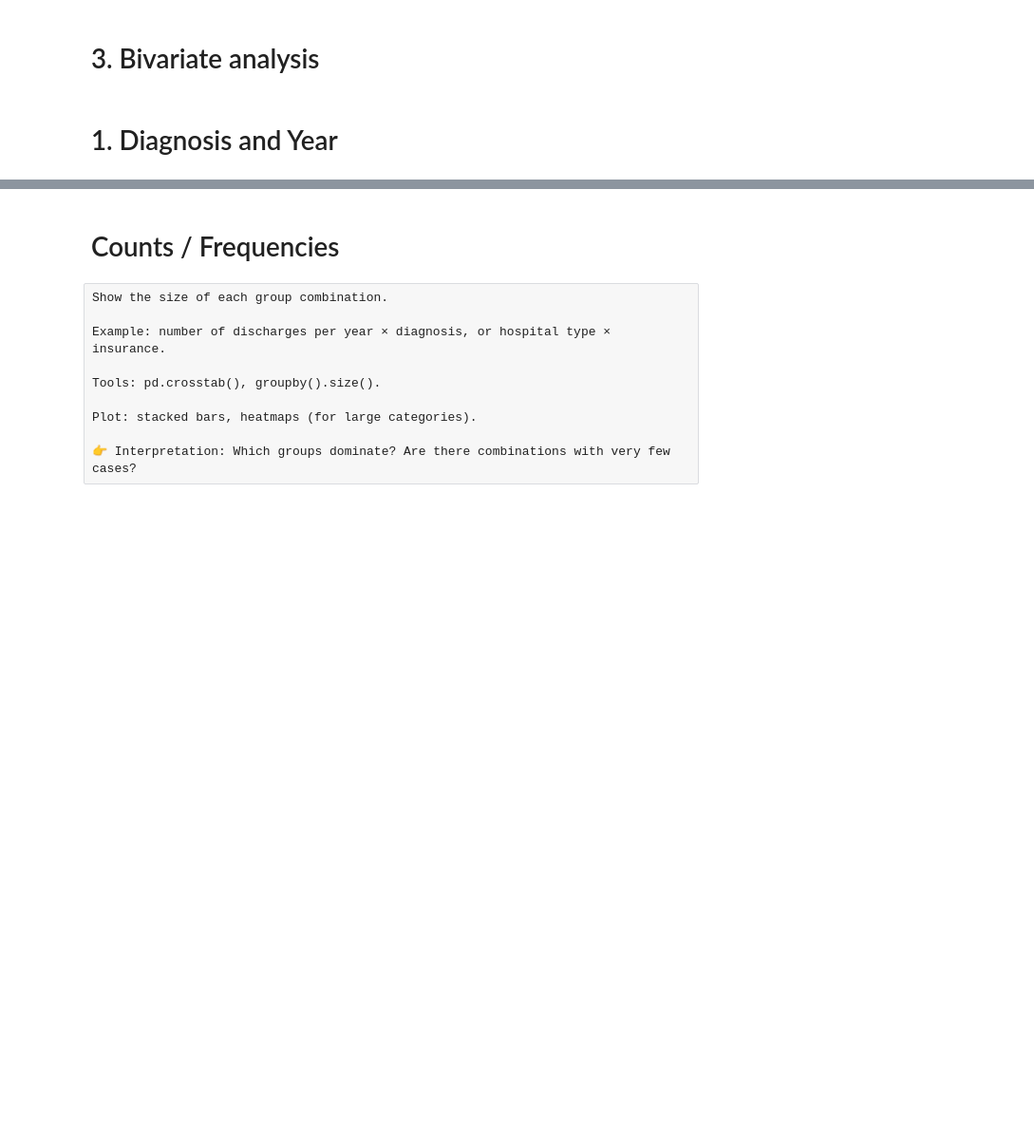
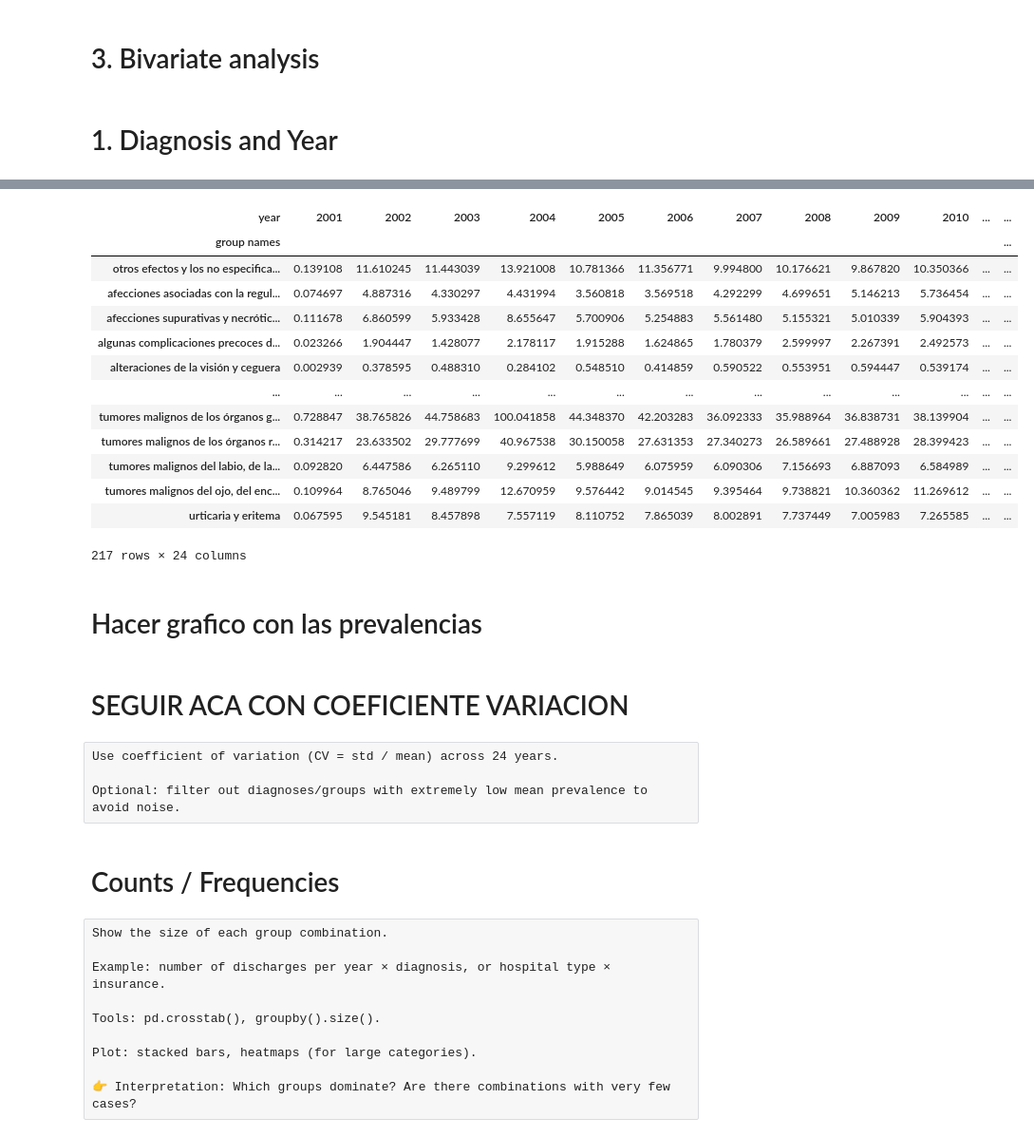
Before and after one commit to mirkopodunavak1996/EDAHospDischarges_Chile2001-2024, a Jupyter notebook: notebooks/General_Analysis_2001-2024_Bivariate(2).ipynb, the cells around one changed output, grey strips where cells are left out. Shown at 95% size. Drawn from its saved outputs; the diff is of its cells as text; code cells hidden in the pictures; blank space fills up the shorter version.

```diff
--- a/notebooks/General_Analysis_2001-2024_Bivariate(2).ipynb
+++ b/notebooks/General_Analysis_2001-2024_Bivariate(2).ipynb
@@ -193,3 +227,28 @@ Name: count, dtype: int64
+# %%
+prev_percent
+# %% [output]
+| year | 2001 | 2002 | 2003 | 2004 | 2005 | 2006 | 2007 | 2008 | 2009 | 2010 | ... | ... |
+| group names |  |  |  |  |  |  |  |  |  |  |  | ... |
+| otros efectos y los no especifica... | 0.139108 | 11.610245 | 11.443039 | 13.921008 | 10.781366 | 11.356771 | 9.994800 | 10.176621 | 9.867820 | 10.350366 | ... | ... |
+| afecciones asociadas con la regul... | 0.074697 | 4.887316 | 4.330297 | 4.431994 | 3.560818 | 3.569518 | 4.292299 | 4.699651 | 5.146213 | 5.736454 | ... | ... |
+| afecciones supurativas y necrótic... | 0.111678 | 6.860599 | 5.933428 | 8.655647 | 5.700906 | 5.254883 | 5.561480 | 5.155321 | 5.010339 | 5.904393 | ... | ... |
+| algunas complicaciones precoces d... | 0.023266 | 1.904447 | 1.428077 | 2.178117 | 1.915288 | 1.624865 | 1.780379 | 2.599997 | 2.267391 | 2.492573 | ... | ... |
+| alteraciones de la visión y ceguera | 0.002939 | 0.378595 | 0.488310 | 0.284102 | 0.548510 | 0.414859 | 0.590522 | 0.553951 | 0.594447 | 0.539174 | ... | ... |
+| ... | ... | ... | ... | ... | ... | ... | ... | ... | ... | ... | ... | ... |
+| tumores malignos de los órganos g... | 0.728847 | 38.765826 | 44.758683 | 100.041858 | 44.348370 | 42.203283 | 36.092333 | 35.988964 | 36.838731 | 38.139904 | ... | ... |
+| tumores malignos de los órganos r... | 0.314217 | 23.633502 | 29.777699 | 40.967538 | 30.150058 | 27.631353 | 27.340273 | 26.589661 | 27.488928 | 28.399423 | ... | ... |
+| tumores malignos del labio, de la... | 0.092820 | 6.447586 | 6.265110 | 9.299612 | 5.988649 | 6.075959 | 6.090306 | 7.156693 | 6.887093 | 6.584989 | ... | ... |
+| tumores malignos del ojo, del enc... | 0.109964 | 8.765046 | 9.489799 | 12.670959 | 9.576442 | 9.014545 | 9.395464 | 9.738821 | 10.360362 | 11.269612 | ... | ... |
+| urticaria y eritema | 0.067595 | 9.545181 | 8.457898 | 7.557119 | 8.110752 | 7.865039 | 8.002891 | 7.737449 | 7.005983 | 7.265585 | ... | ... |
+217 rows × 24 columns
+# %% [markdown]
+# Hacer grafico con las prevalencias
+# %% [markdown]
+# SEGUIR ACA CON COEFICIENTE VARIACION
+# %% [raw]
+Use coefficient of variation (CV = std / mean) across 24 years.
+
+Optional: filter out diagnoses/groups with extremely low mean prevalence to avoid noise.
 # %% [markdown]
 # Counts / Frequencies
 # %% [raw]
```
Also changed, not shown: parts of 11 cells of this notebook.
